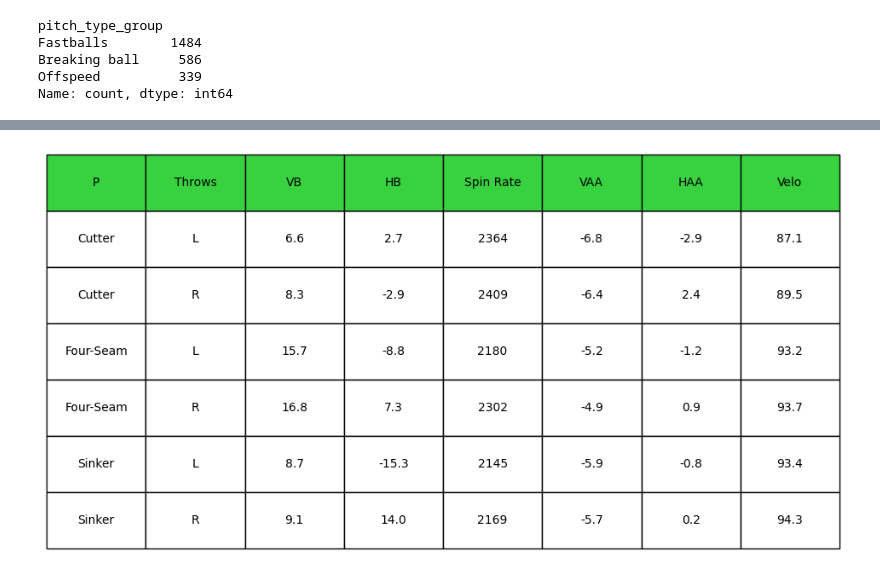
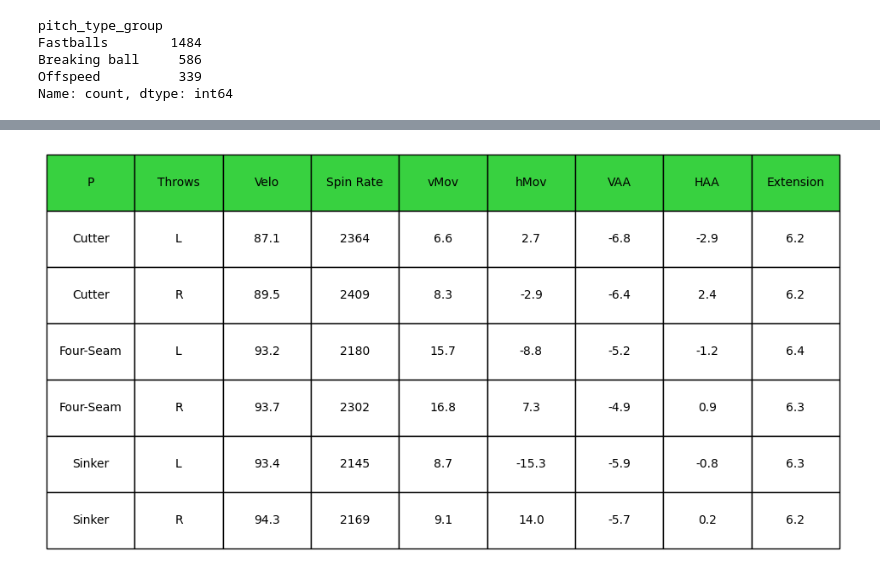
Before and after one commit to eme-eleuce/baseball-2022, a Jupyter notebook: arraez-22.23.ipynb, the cells around one changed output, grey strips where cells are left out. Saved outputs shown, nothing was run; the diff lists cells and outputs as text; code cells hidden in the pictures.

```diff
--- a/arraez-22.23.ipynb
+++ b/arraez-22.23.ipynb
@@ -104,17 +139,18 @@ Name: Vertical Approach Angle, dtype: float64
 # %%
 
-
 summary_table = fastballs_data.groupby(['pitch_name', 'p_throws']).agg({
+    'release_speed': lambda x: round(np.mean(x), 1),
+    'release_spin_rate': lambda x: int(np.mean(x)),
     'pfx_z_inches': lambda x: round(np.mean(x), 1),
     'pfx_x_inches': lambda x: round(np.mean(x), 1),
     #'spin_axis': lambda x: round(np.mean(x), 1),
-    'release_spin_rate': lambda x: int(np.mean(x)),
     'Vertical Approach Angle': lambda x: round(np.mean(x), 1),
     'Horizontal Approach Angle': lambda x: round(np.mean(x), 1),
-    'release_speed': lambda x: round(np.mean(x), 1)
+    #'effective_speed': lambda x: round(np.mean(x), 1),
+    'release_extension': lambda x: round(np.mean(x), 1)
 }).reset_index()
 
-summary_table.columns = ['P', 'Throws', 'VB', 'HB', 'Spin Rate', 'VAA', 'HAA' , 'Velo']
+summary_table.columns = ['P', 'Throws', 'Velo', 'Spin Rate', 'vMov', 'hMov', 'VAA', 'HAA' , 'Extension']
 
 fig, ax = plt.subplots(figsize=(12, 6))  # Ajustar el tamaño de la imagen según sea necesario
 ax.axis('off')
@@ -122,32 +158,32 @@ ax.axis('off')
 # Crear una tabla en matplotlib
 tbl = Table(ax, bbox=[0, 0, 1, 1])
 
 # Añadir las cabeceras
 ncols = summary_table.shape[1]
 nrows = summary_table.shape[0] + 1
 
 # Ajustar el tamaño de las celdas
 width, height = 50 / ncols, 1.0 / nrows
 
 fontsize = 30
 fontweight = 'bold'
 
 # Añadir las cabeceras
 for i, column in enumerate(summary_table.columns):
     tbl.add_cell(0, i, width, height, text=column, loc='center', facecolor='#38d140')
 
 # Añadir las filas
 for row_idx, row in summary_table.iterrows():
     for col_idx, value in enumerate(row):
         tbl.add_cell(row_idx + 1, col_idx, width, height, text=value, loc='center', facecolor='white')
 
 ax.add_table(tbl)
 
 # Guardar la imagen
 #plt.savefig('/mnt/data/summary_table.png', bbox_inches='tight', dpi=300)
 
 # Mostrar la imagen
 plt.show()
 # %% [output]
-[figure, old version]
+[figure, new version]
 # %%
```
Also changed, not shown: parts of 5 cells of this notebook, 2 other files.
